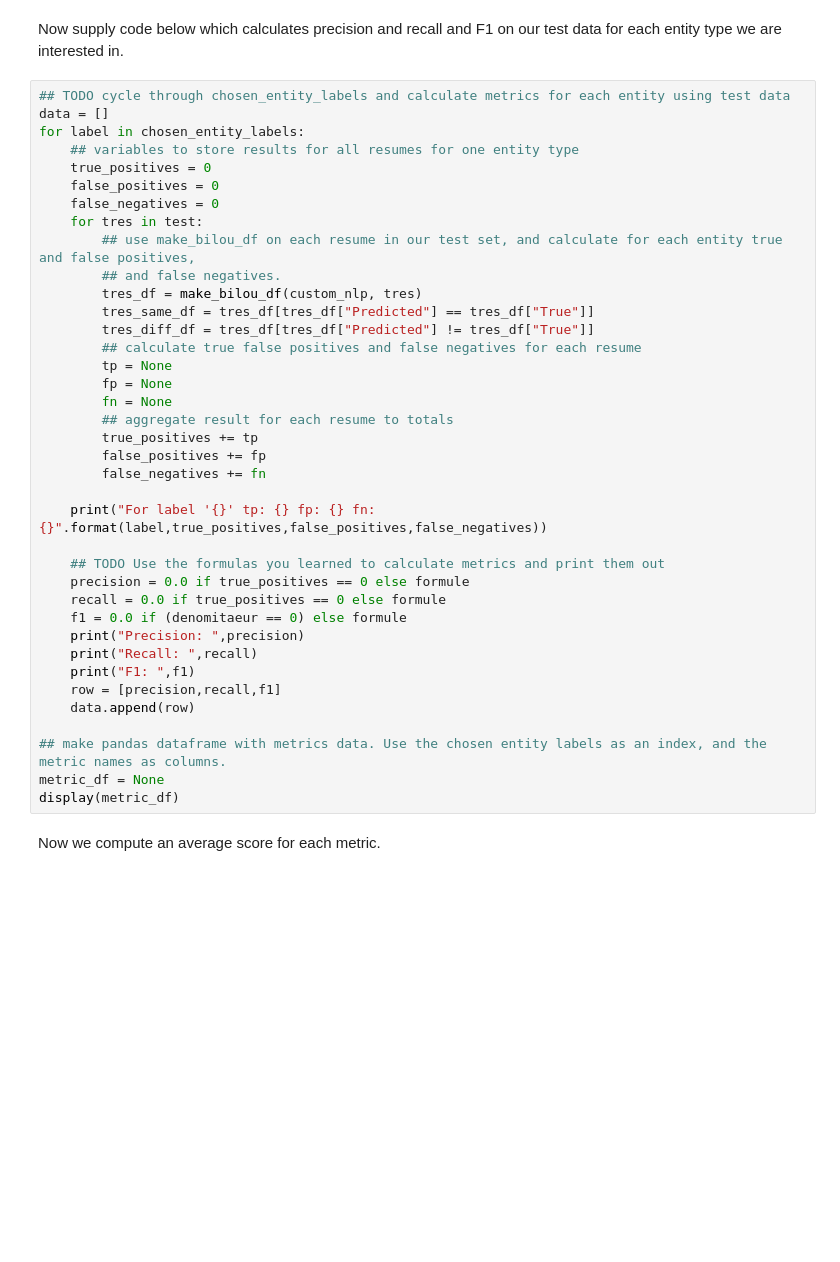
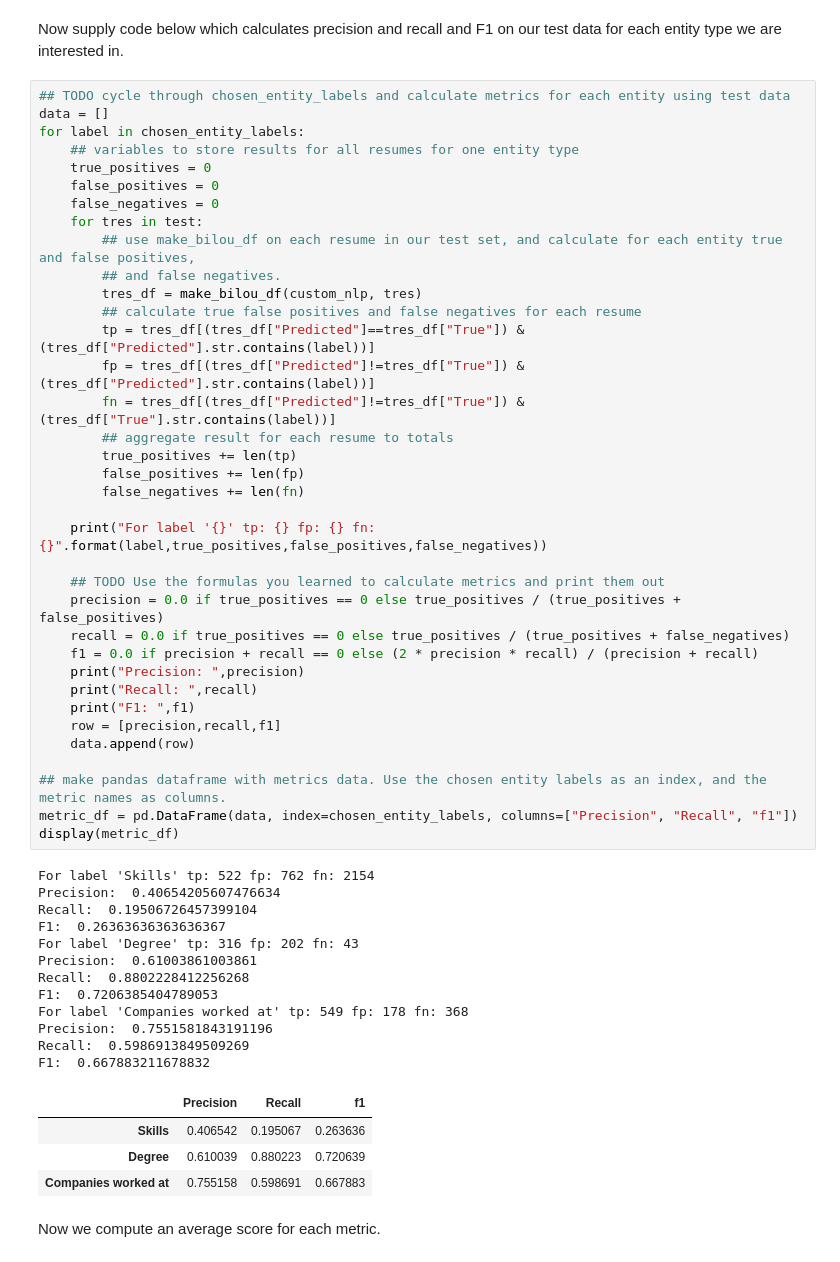
Before and after one commit to ted19b/saki_ss19, a Jupyter notebook: uebung_02/spacy_ner.ipynb, the cells around one changed output. Cells and saved outputs as stored; diff of their text form; blank space fills up the shorter version.

Commit message:
data mining, cleaning and preparation for the use of spacy

```diff
--- a/uebung_02/spacy_ner.ipynb
+++ b/uebung_02/spacy_ner.ipynb
@@ -519,41 +530,56 @@ Now supply code below which calculates precision and recall and F1 on our test d
 # %%
 ## TODO cycle through chosen_entity_labels and calculate metrics for each entity using test data
 data = []
 for label in chosen_entity_labels:
     ## variables to store results for all resumes for one entity type
     true_positives = 0
     false_positives = 0
     false_negatives = 0
     for tres in test:
         ## use make_bilou_df on each resume in our test set, and calculate for each entity true and false positives,
         ## and false negatives.
         tres_df = make_bilou_df(custom_nlp, tres)
-        tres_same_df = tres_df[tres_df["Predicted"] == tres_df["True"]]
-        tres_diff_df = tres_df[tres_df["Predicted"] != tres_df["True"]]
         ## calculate true false positives and false negatives for each resume
-        tp = None
-        fp = None
-        fn = None
+        tp = tres_df[(tres_df["Predicted"]==tres_df["True"]) & (tres_df["Predicted"].str.contains(label))]
+        fp = tres_df[(tres_df["Predicted"]!=tres_df["True"]) & (tres_df["Predicted"].str.contains(label))]
+        fn = tres_df[(tres_df["Predicted"]!=tres_df["True"]) & (tres_df["True"].str.contains(label))]
         ## aggregate result for each resume to totals
-        true_positives += tp
-        false_positives += fp
-        false_negatives += fn
+        true_positives += len(tp)
+        false_positives += len(fp)
+        false_negatives += len(fn)
 
     print("For label '{}' tp: {} fp: {} fn: {}".format(label,true_positives,false_positives,false_negatives))
 
     ## TODO Use the formulas you learned to calculate metrics and print them out
-    precision = 0.0 if true_positives == 0 else formule
-    recall = 0.0 if true_positives == 0 else formule
-    f1 = 0.0 if (denomitaeur == 0) else formule
+    precision = 0.0 if true_positives == 0 else true_positives / (true_positives + false_positives)
+    recall = 0.0 if true_positives == 0 else true_positives / (true_positives + false_negatives)
+    f1 = 0.0 if precision + recall == 0 else (2 * precision * recall) / (precision + recall)
     print("Precision: ",precision)
     print("Recall: ",recall)
     print("F1: ",f1)
     row = [precision,recall,f1]
     data.append(row)
 
 ## make pandas dataframe with metrics data. Use the chosen entity labels as an index, and the metric names as columns.
-metric_df = None
+metric_df = pd.DataFrame(data, index=chosen_entity_labels, columns=["Precision", "Recall", "f1"])
 display(metric_df)
+# %% [output]
+For label 'Skills' tp: 522 fp: 762 fn: 2154
+Precision:  0.40654205607476634
+Recall:  0.19506726457399104
+F1:  0.26363636363636367
+For label 'Degree' tp: 316 fp: 202 fn: 43
+Precision:  0.61003861003861
+Recall:  0.8802228412256268
+F1:  0.7206385404789053
+For label 'Companies worked at' tp: 549 fp: 178 fn: 368
+Precision:  0.7551581843191196
+Recall:  0.5986913849509269
+F1:  0.667883211678832
+|  | Precision | Recall | f1 |
+| Skills | 0.406542 | 0.195067 | 0.263636 |
+| Degree | 0.610039 | 0.880223 | 0.720639 |
+| Companies worked at | 0.755158 | 0.598691 | 0.667883 |
 # %% [markdown]
 Now we compute an average score for each metric.
 # %%
```
Also changed, not shown: parts of 15 cells of this notebook, 3 other files.
